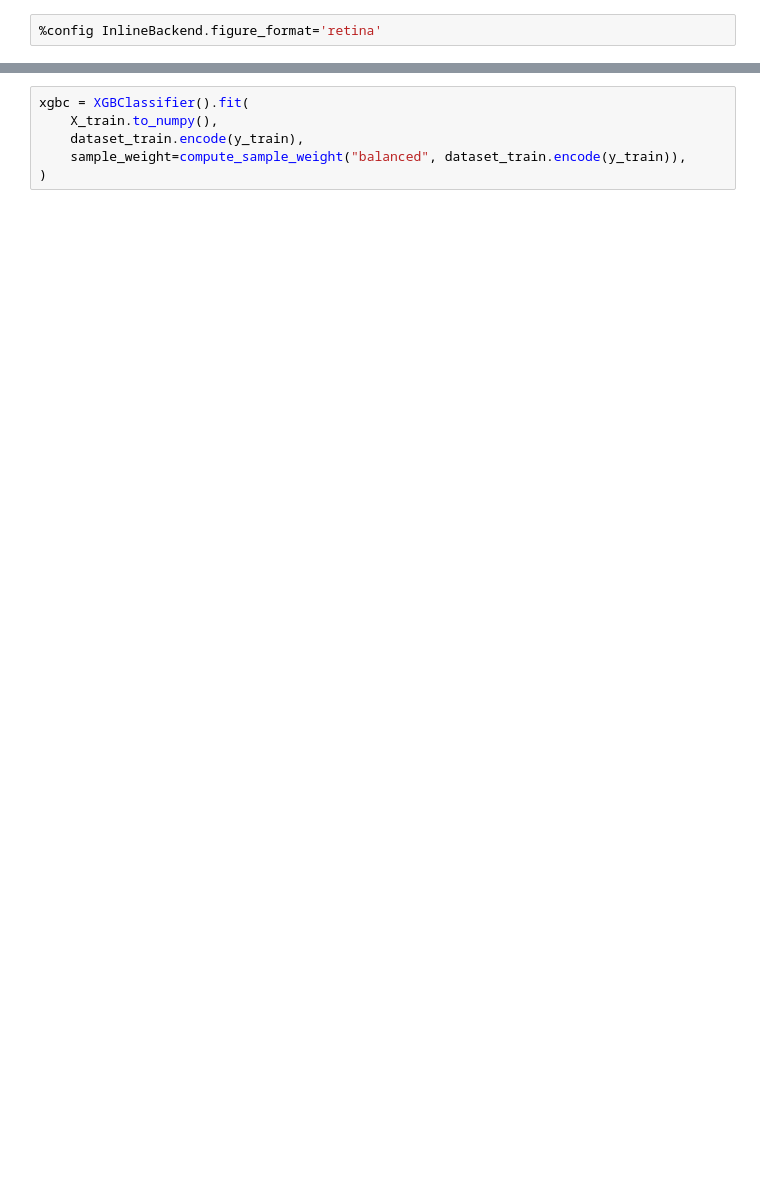
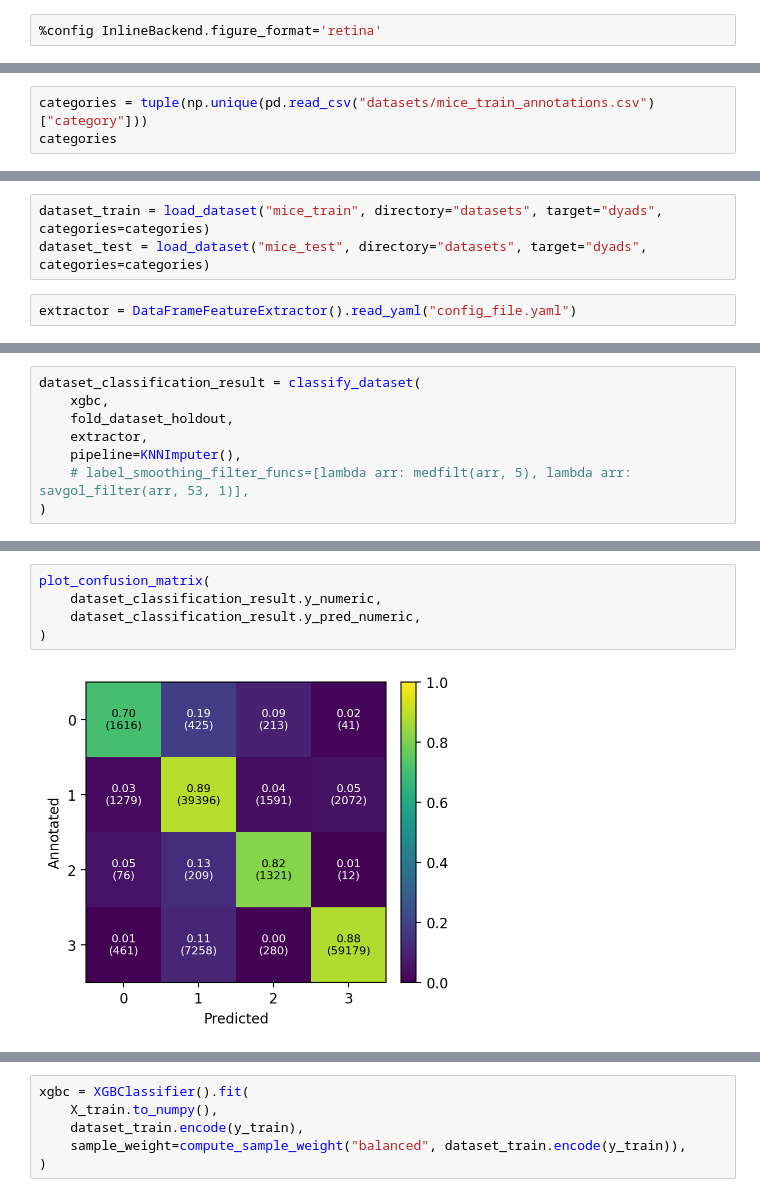
Before and after one commit to pnuehrenberg/vassi, a Jupyter notebook: examples/classification.ipynb, the cells around one changed output, grey strips where cells are left out. Drawn from its saved outputs; the diff is of its cells as text; blank space fills up the shorter version.

Commit message:
add classification submodule

```diff
--- a/examples/classification.ipynb
+++ b/examples/classification.ipynb
@@ -147,0 +27,3 @@ extractor = DataFrameFeatureExtractor().load(feature_config)
+# %%
+categories = tuple(np.unique(pd.read_csv("datasets/mice_train_annotations.csv")["category"]))
+categories
@@ -147,0 +32,5 @@ extractor = DataFrameFeatureExtractor().load(feature_config)
+# %%
+dataset_train = load_dataset("mice_train", directory="datasets", target="dyads", categories=categories)
+dataset_test = load_dataset("mice_test", directory="datasets", target="dyads", categories=categories)
+# %%
+extractor = DataFrameFeatureExtractor().read_yaml("config_file.yaml")
@@ -147,0 +78,8 @@ extractor = DataFrameFeatureExtractor().load(feature_config)
+# %%
+dataset_classification_result = classify_dataset(
+    xgbc,
+    fold_dataset_holdout,
+    extractor,
+    pipeline=KNNImputer(),
+    # label_smoothing_filter_funcs=[lambda arr: medfilt(arr, 5), lambda arr: savgol_filter(arr, 53, 1)],
+)
@@ -147,0 +110,7 @@ extractor = DataFrameFeatureExtractor().load(feature_config)
+# %%
+plot_confusion_matrix(
+    dataset_classification_result.y_numeric,
+    dataset_classification_result.y_pred_numeric,
+)
+# %% [output]
+[figure, added]
```
Also changed, not shown: parts of 50 cells of this notebook, 24 other files.
